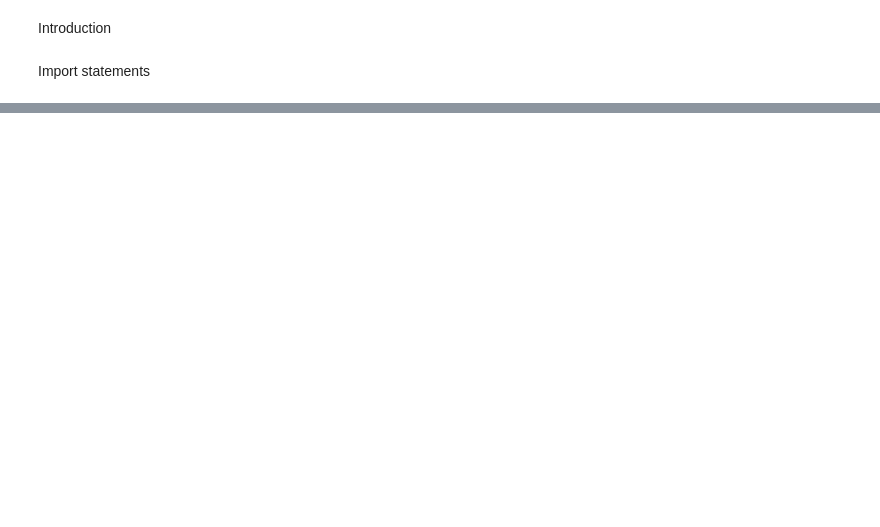
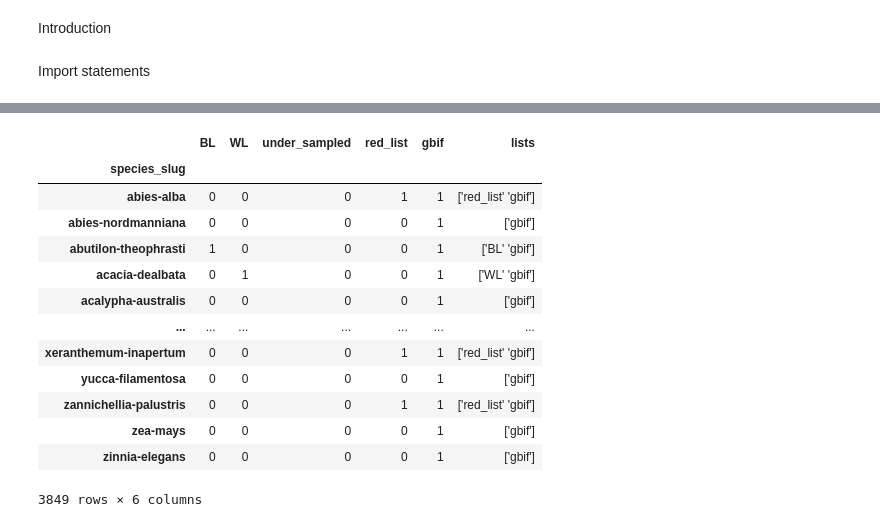
Before and after one commit to thorerismann/hdbot, a Jupyter notebook: 2020_descriptive.ipynb, the cells around one changed output, grey strips where cells are left out. Drawn from its saved outputs; the diff is of its cells as text; code cells hidden in the pictures; blank space fills up the shorter version.

```diff
--- a/2020_descriptive.ipynb
+++ b/2020_descriptive.ipynb
@@ -87,0 +89,17 @@ print(F"The number of times and places a species was identified:\n\n{species_gro
+# %%
+watch_lists
+# %% [output]
+|  | BL | WL | under_sampled | red_list | gbif | lists |
+| species_slug |  |  |  |  |  |  |
+| abies-alba | 0 | 0 | 0 | 1 | 1 | ['red_list' 'gbif'] |
+| abies-nordmanniana | 0 | 0 | 0 | 0 | 1 | ['gbif'] |
+| abutilon-theophrasti | 1 | 0 | 0 | 0 | 1 | ['BL' 'gbif'] |
+| acacia-dealbata | 0 | 1 | 0 | 0 | 1 | ['WL' 'gbif'] |
+| acalypha-australis | 0 | 0 | 0 | 0 | 1 | ['gbif'] |
+| ... | ... | ... | ... | ... | ... | ... |
+| xeranthemum-inapertum | 0 | 0 | 0 | 1 | 1 | ['red_list' 'gbif'] |
+| yucca-filamentosa | 0 | 0 | 0 | 0 | 1 | ['gbif'] |
+| zannichellia-palustris | 0 | 0 | 0 | 1 | 1 | ['red_list' 'gbif'] |
+| zea-mays | 0 | 0 | 0 | 0 | 1 | ['gbif'] |
+| zinnia-elegans | 0 | 0 | 0 | 0 | 1 | ['gbif'] |
+3849 rows × 6 columns
```
Also changed, not shown: parts of 13 cells of this notebook, 5 other files.
